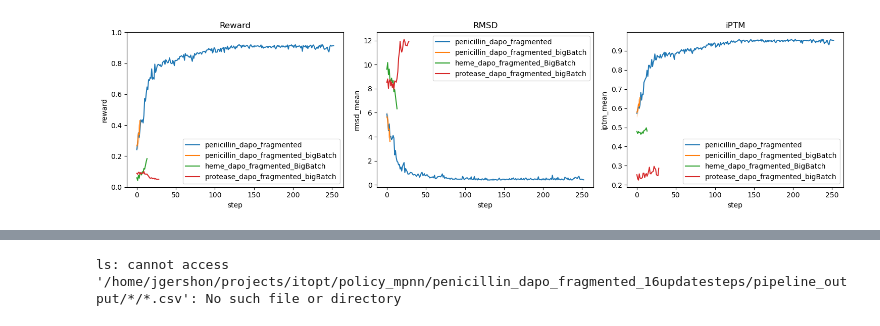
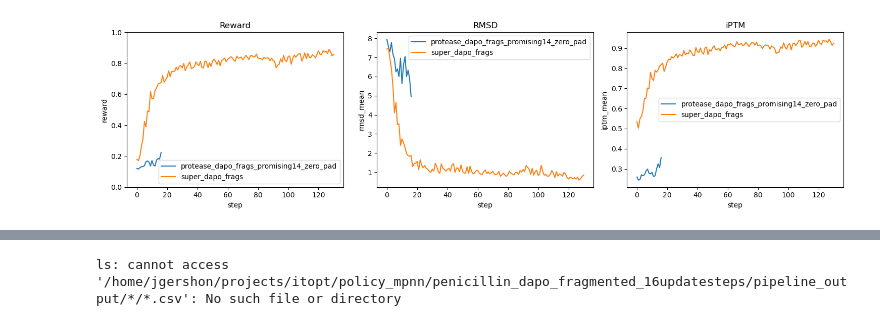
Before and after one commit to 0merle0/cleo, a Jupyter notebook: reinforced_mpnn/notebooks/policy_dev.ipynb, the cells around one changed output, grey strips where cells are left out. Saved outputs shown, nothing was run; the diff lists cells and outputs as text; code cells hidden in the pictures.

Commit message:
fixed bug with zero pad, for binder

```diff
--- a/reinforced_mpnn/notebooks/policy_dev.ipynb
+++ b/reinforced_mpnn/notebooks/policy_dev.ipynb
@@ -26,7 +26,6 @@ def get_pairwise_dists(all_seqs):
         return all_dists
 # %%
 path = "/home/jgershon/projects/itopt/policy_mpnn/test_runs/test_penicillin_train_metrics.csv"
-
 path = "/home/jgershon/projects/itopt/policy_mpnn/penicillin_vanilla_pg/penicillin_vanilla_pg_train_metrics.csv"
 df = pd.read_csv(path)
 
@@ -59,51 +58,75 @@ to_plot = [
     # ("penicillin_vanilla_pg_fragmented_rmsd_correct","penicillin_fragmented",),
     # ("penicillin_dapo_fragmented","penicillin_dapo_fragmented"),
     # ("penicillin_dapo","penicillin_dapo"),
-    ("penicillin_dapo_fragmented_16updatesteps", "penicillin_dapo_fragmented"),
-    ("penicillin_dapo_fragmented_bigBatch", "penicillin_dapo_fragmented_bigBatch"),
-
+    # ("penicillin_dapo_fragmented_16updatesteps", "penicillin_dapo_fragmented"),
+    # ("penicillin_dapo_fragmented_bigBatch", "penicillin_dapo_fragmented_bigBatch"),
 
     # ("penicillin_vanilla_pg_fragmented_T0.1", "penicillin_run_fragmented_T0.1",),
     # ("penicillin_vanilla_pg_fragmented_T0.25", "penicillin_run_fragmented_T0.25",),
     # ("penicillin_vanilla_pg_fragmented_T0.5", "penicillin_run_fragmented_T0.5",),
+
 
     # HEME
     # ("heme_vanilla_pg","heme_run",),
     # ("heme_vanilla_pg_proteinMPNN","heme_run_proteinMPNN",),
     # ("heme_vanilla_pg_proteinMPNN_fragmented","heme_run_proteinMPNN_fragmented",),
     # ("heme_dapo_fragmented", "heme_dapo_fragmented"),
-    ("heme_dapo_fragmented_BigBatch", "heme_dapo_fragmented_BigBatch"),
+    # ("heme_dapo_fragmented_BigBatch", "heme_dapo_fragmented_BigBatch"),
 
 
 
     # PROTEASE
     # ("protease_vanilla_pg","protease_run",),
     # ("protease_vanilla_pg_again","protease_run_again",),
     # ("protease_vanilla_pg_2frag","protease_run_2frag",),
     # ("protease_vanilla_pg_3frag","protease_run_3frag",),
     # ("protease_vanilla_pg_4frag","protease_run_4frag",),
     # ("protease_vanilla_pg_2resiFRAG", "protease_run_2resiFRAG",),
     # ("protease_vanilla_pg_ASfrags_v1", "protease_run_ASfrags_v1",),
     # ("protease_vanilla_pg_ASfrags_v1_lr1e5", "protease_run_ASfrags_v1_lr1e5",),
 
 
     # ("protease_vanilla_pg_fragmented_5frag","protease_run_fragmented_5frag",),
     # ("protease_vanilla_pg_fragmented","protease_run_fragmented",)
     # ("protease_vanilla_pg_fragmented_r2","protease_run_fragmented_2",),
     # ("protease_vanilla_pg_fragmented_lg_batch", "protease_fragmented")
 
     # ("protease_dapo_fragmented", "protease_dapo_fragmented"),
-    ("protease_dapo_fragmented_bigBatch", "protease_dapo_fragmented_bigBatch"),
+    # ("protease_dapo_fragmented_bigBatch", "protease_dapo_fragmented_bigBatch"),
+    # ("protease_dapo_fragmented_bigBatch_ub15", "protease_dapo_fragmented_bigBatch_ub15"),
+    # ("protease_dapo_fragmented_bigBatch_ub15_temp0.75", "protease_dapo_fragmented_bigBatch_ub15_temp0.75"),
+    # ("protease_dapo_fragmented_bigBatch_ub15_temp0.5", "protease_dapo_fragmented_bigBatch_ub15_temp0.5"),
+    # ("protease_dapo_fragmented_bigBatch_ub15_temp0.75", "protease_dapo_fragmented_bigBatch_ub15_temp0.25"),
+    # ("protease_dapo_fragmented_bigBatch_ub15_temp0.1", "protease_dapo_fragmented_bigBatch_ub15_temp0.1"),
+
+    # ("protease_dapo_nofrags", "protease_dapo_nofrags"),
+    # ("protease_dapo_frags_no_peptide", "protease_dapo_frags_no_peptide"),
+    # ("protease_dapo_frags_iptm_only", "protease_dapo_frags_iptm_only"),
+    # ("protease_dapo_frags_less_atoms", "protease_dapo_frags_less_atoms"),
+    # ("protease_dapo_frags_fixB", "protease_dapo_frags_fixB"),
+    # ("protease_dapo_frags_promising14", "protease_dapo_frags_promising14"),
+
+
+    ("protease_dapo_frags_promising14_zero_pad", "protease_dapo_frags_promising14_zero_pad"),
+
+
+
+
+    # SUPER
+    ("super_dapo_frags", "super_dapo_frags"),
+
+
 
 
 ]
 
 for p in to_plot:
     plot_metrics(p[0], p[1], base_path=base_path, fig=fig, ax=ax)
 
+# ax[1].set_xlim(-10,200)
 plt.tight_layout()
 # %% [output]
-[figure, old version]
+[figure, new version]
 # %%
 
 def get_stepwise_diversity(folder, base_path=base_path):
```
Also changed, not shown: parts of 5 cells of this notebook, 7 other files.
